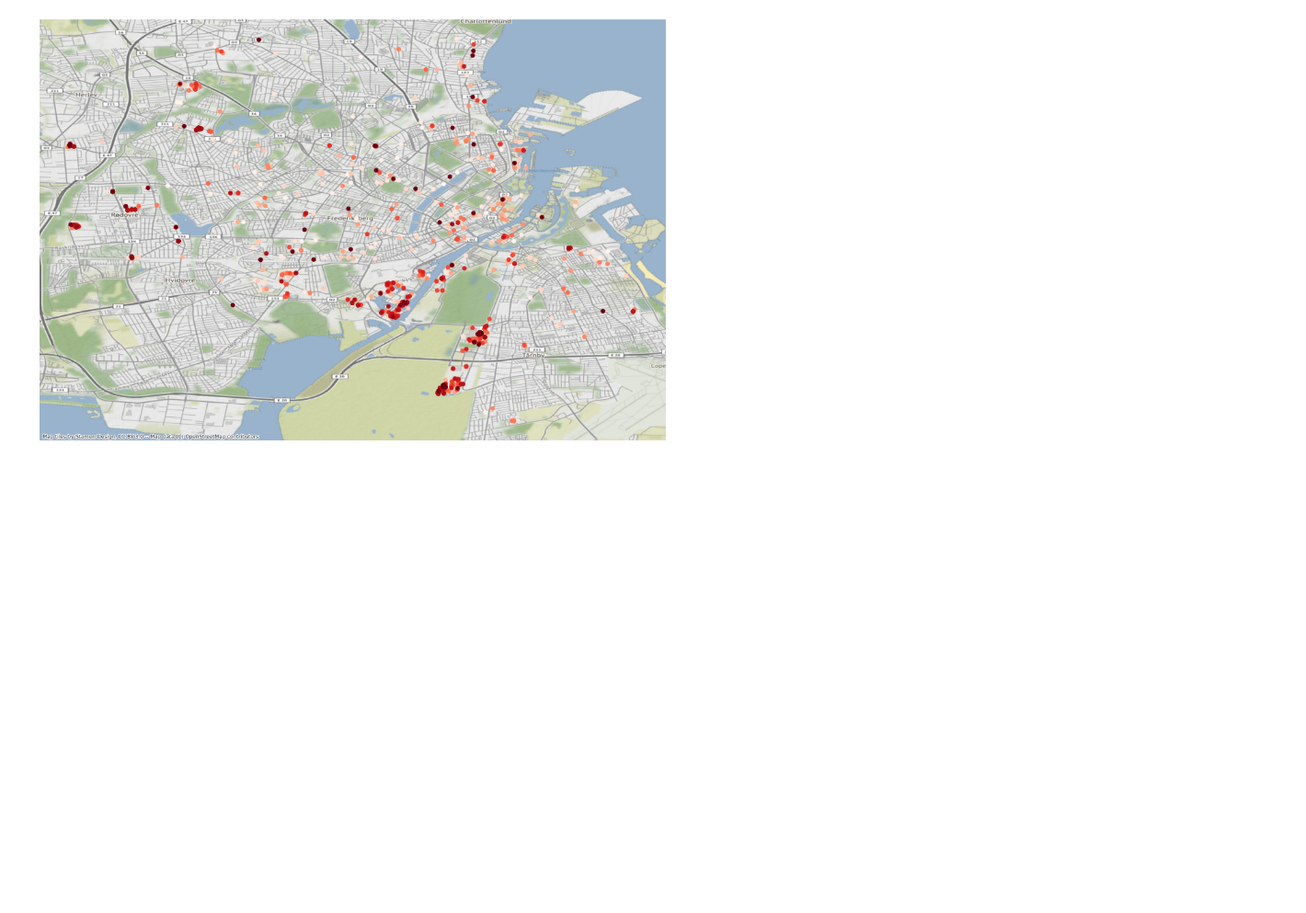
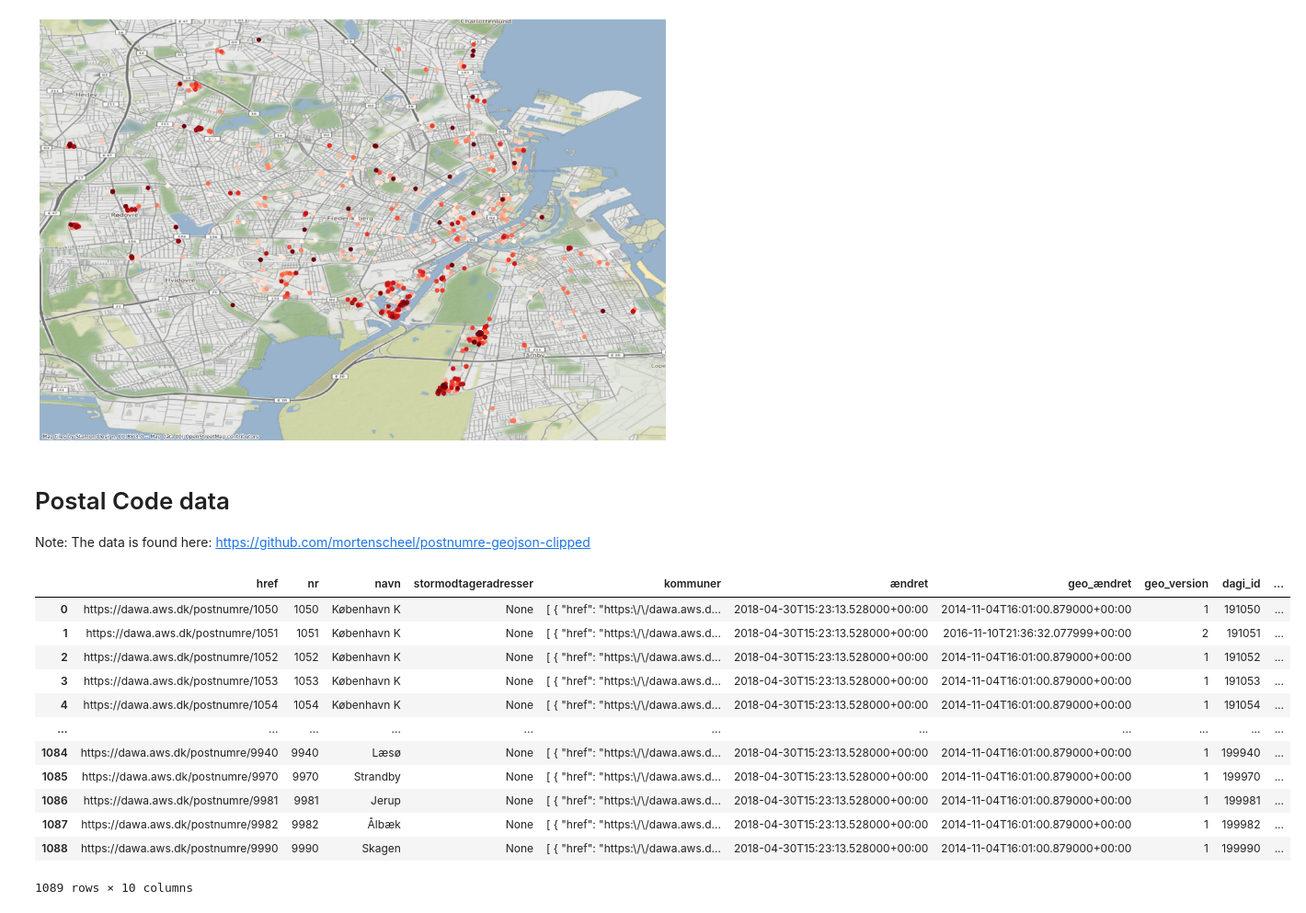
Before and after one commit to szymongalecki/Geospatial_Data_Science, a Jupyter notebook: data_exploration.ipynb, the cells around one changed output. Shown at 92% size. Saved outputs shown, nothing was run; the diff lists cells and outputs as text; code cells hidden in the pictures; blank space fills up the shorter version.

```diff
--- a/data_exploration.ipynb
+++ b/data_exploration.ipynb
@@ -151,3 +173,7 @@ cmap = mpl.cm.get_cmap('cool')
 cmap.set_under('red')
 # %% [output]
 [figure]
+# %% [markdown]
+# Postal Code data
+
+Note: The data is found here: https://github.com/mortenscheel/postnumre-geojson-clipped
@@ -153,0 +182,16 @@ cmap.set_under('red')
+# %%
+postal_codes
+# %% [output]
+|  | href | nr | navn | stormodtageradresser | kommuner | ændret | geo_ændret | geo_version | dagi_id | ... |
+| 0 | https://dawa.aws.dk/postnumre/1050 | 1050 | København K | None | [ { "href": "https:\/\/dawa.aws.d... | 2018-04-30T15:23:13.528000+00:00 | 2014-11-04T16:01:00.879000+00:00 | 1 | 191050 | ... |
+| 1 | https://dawa.aws.dk/postnumre/1051 | 1051 | København K | None | [ { "href": "https:\/\/dawa.aws.d... | 2018-04-30T15:23:13.528000+00:00 | 2016-11-10T21:36:32.077999+00:00 | 2 | 191051 | ... |
+| 2 | https://dawa.aws.dk/postnumre/1052 | 1052 | København K | None | [ { "href": "https:\/\/dawa.aws.d... | 2018-04-30T15:23:13.528000+00:00 | 2014-11-04T16:01:00.879000+00:00 | 1 | 191052 | ... |
+| 3 | https://dawa.aws.dk/postnumre/1053 | 1053 | København K | None | [ { "href": "https:\/\/dawa.aws.d... | 2018-04-30T15:23:13.528000+00:00 | 2014-11-04T16:01:00.879000+00:00 | 1 | 191053 | ... |
+| 4 | https://dawa.aws.dk/postnumre/1054 | 1054 | København K | None | [ { "href": "https:\/\/dawa.aws.d... | 2018-04-30T15:23:13.528000+00:00 | 2014-11-04T16:01:00.879000+00:00 | 1 | 191054 | ... |
+| ... | ... | ... | ... | ... | ... | ... | ... | ... | ... | ... |
+| 1084 | https://dawa.aws.dk/postnumre/9940 | 9940 | Læsø | None | [ { "href": "https:\/\/dawa.aws.d... | 2018-04-30T15:23:13.528000+00:00 | 2014-11-04T16:01:00.879000+00:00 | 1 | 199940 | ... |
+| 1085 | https://dawa.aws.dk/postnumre/9970 | 9970 | Strandby | None | [ { "href": "https:\/\/dawa.aws.d... | 2018-04-30T15:23:13.528000+00:00 | 2014-11-04T16:01:00.879000+00:00 | 1 | 199970 | ... |
+| 1086 | https://dawa.aws.dk/postnumre/9981 | 9981 | Jerup | None | [ { "href": "https:\/\/dawa.aws.d... | 2018-04-30T15:23:13.528000+00:00 | 2014-11-04T16:01:00.879000+00:00 | 1 | 199981 | ... |
+| 1087 | https://dawa.aws.dk/postnumre/9982 | 9982 | Ålbæk | None | [ { "href": "https:\/\/dawa.aws.d... | 2018-04-30T15:23:13.528000+00:00 | 2014-11-04T16:01:00.879000+00:00 | 1 | 199982 | ... |
+| 1088 | https://dawa.aws.dk/postnumre/9990 | 9990 | Skagen | None | [ { "href": "https:\/\/dawa.aws.d... | 2018-04-30T15:23:13.528000+00:00 | 2014-11-04T16:01:00.879000+00:00 | 1 | 199990 | ... |
+1089 rows × 10 columns
```
Also changed, not shown: parts of 15 cells of this notebook, 8 other files.
